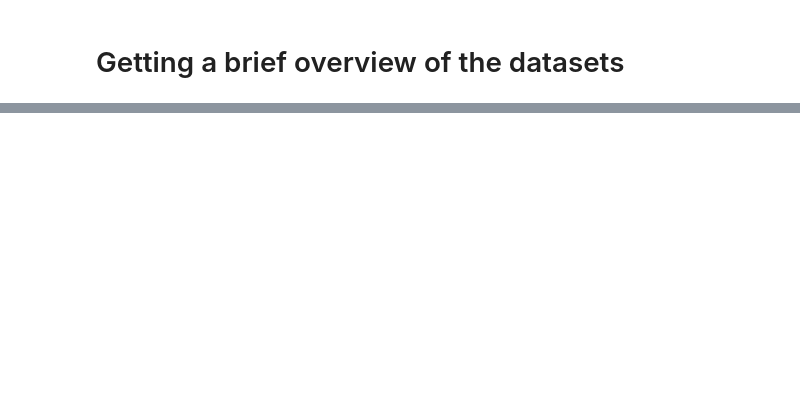
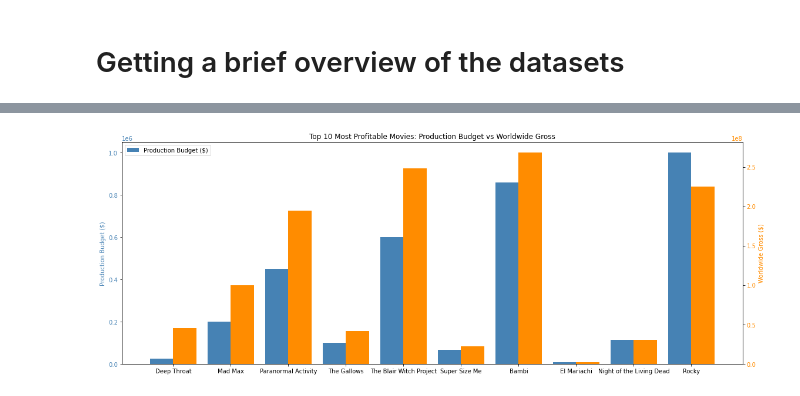
Before and after one commit to Husky-69/Group_8_phase_2_project, a Jupyter notebook: Group8_Endphase2_Project.ipynb, the cells around one changed output, grey strips where cells are left out. Drawn from its saved outputs; the diff is of its cells as text; code cells hidden in the pictures; blank space fills up the shorter version.

```diff
--- a/Group8_Endphase2_Project.ipynb
+++ b/Group8_Endphase2_Project.ipynb
@@ -76,2 +135,4 @@ pd.read_sql("""SELECT *
 # %%
 # cleaning the tn_movie_budgets dataset
+tn_movie_budgets['production_budget'] = tn_movie_budgets['production_budget'].replace('[\$,]', '', regex=True).astype(float)
+tn_movie_budgets['production_budget']
@@ -77,0 +152,3 @@ pd.read_sql("""SELECT *
+# %%
+tn_movie_budgets['worldwide_gross'] = tn_movie_budgets['worldwide_gross'].replace('[\$,]', '', regex=True).astype(float)
+tn_movie_budgets['worldwide_gross']
@@ -77,0 +172,4 @@ pd.read_sql("""SELECT *
+# %%
+# Calculating the Return on Investment(ROI)
+tn_movie_budgets['ROI'] = (tn_movie_budgets['worldwide_gross'] - tn_movie_budgets['production_budget']) / tn_movie_budgets['production_budget']
+tn_movie_budgets['ROI']
@@ -77,0 +273,38 @@ pd.read_sql("""SELECT *
+# %%
+import matplotlib.pyplot as plt
+import numpy as np
+
+# Prepare data
+top_10_profitable = tn_movie_budgets.sort_values(by='ROI', ascending=False).head(10)
+movies = top_10_profitable['movie']
+budget = top_10_profitable['production_budget']
+gross = top_10_profitable['worldwide_gross']  # Replaced ROI with worldwide_gross
+
+x = np.arange(len(movies))
+width = 0.4
+
+# Create figure and axis
+fig, ax1 = plt.subplots(figsize=(16, 6))
+
+# Plot Production Budget
+bar1 = ax1.bar(x - width/2, budget, width, label='Production Budget ($)', color='steelblue')
+ax1.set_ylabel('Production Budget ($)', color='steelblue')
+ax1.tick_params(axis='y', labelcolor='steelblue')
+
+# Create secondary y-axis
+ax2 = ax1.twinx()
+bar2 = ax2.bar(x + width/2, gross, width, label='Worldwide Gross ($)', color='darkorange')
+ax2.set_ylabel('Worldwide Gross ($)', color='darkorange')
+ax2.tick_params(axis='y', labelcolor='darkorange')
+
+# X-axis and title
+plt.xticks(x, movies, rotation=75)
+plt.title('Top 10 Most Profitable Movies: Production Budget vs Worldwide Gross')
+
+# Combine legends
+ax1.legend(loc='upper left')
+
+fig.tight_layout()
+plt.show()
+# %% [output]
+[figure, added]
```
Also changed, not shown: parts of 17 cells of this notebook.
